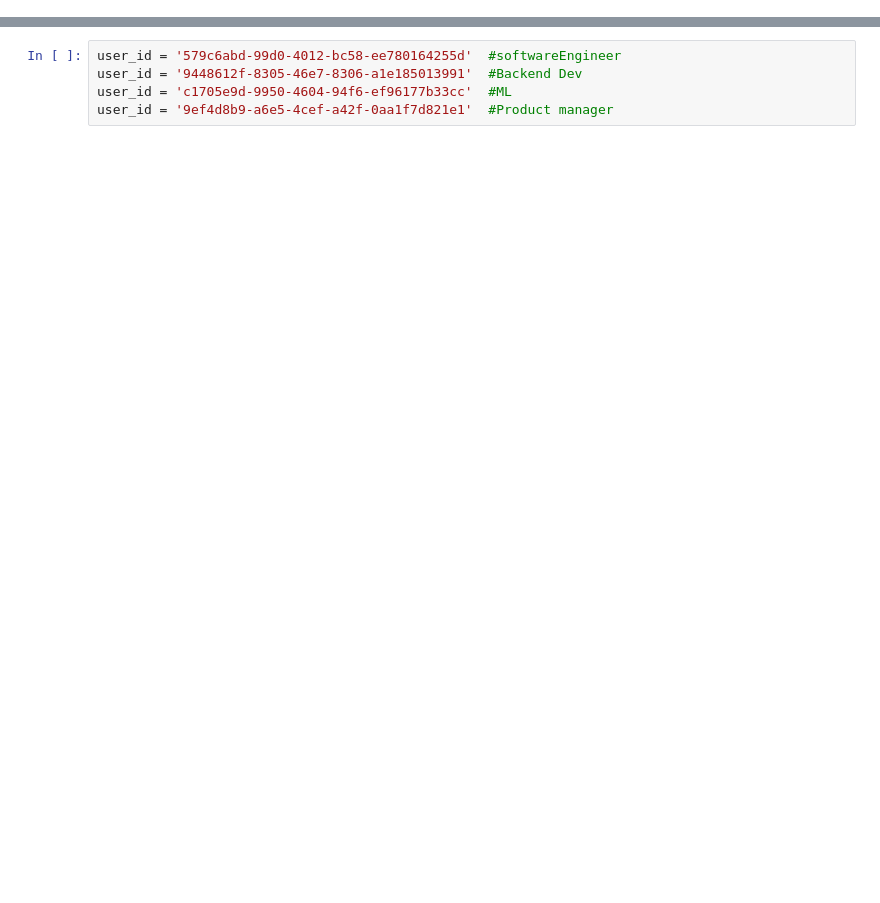
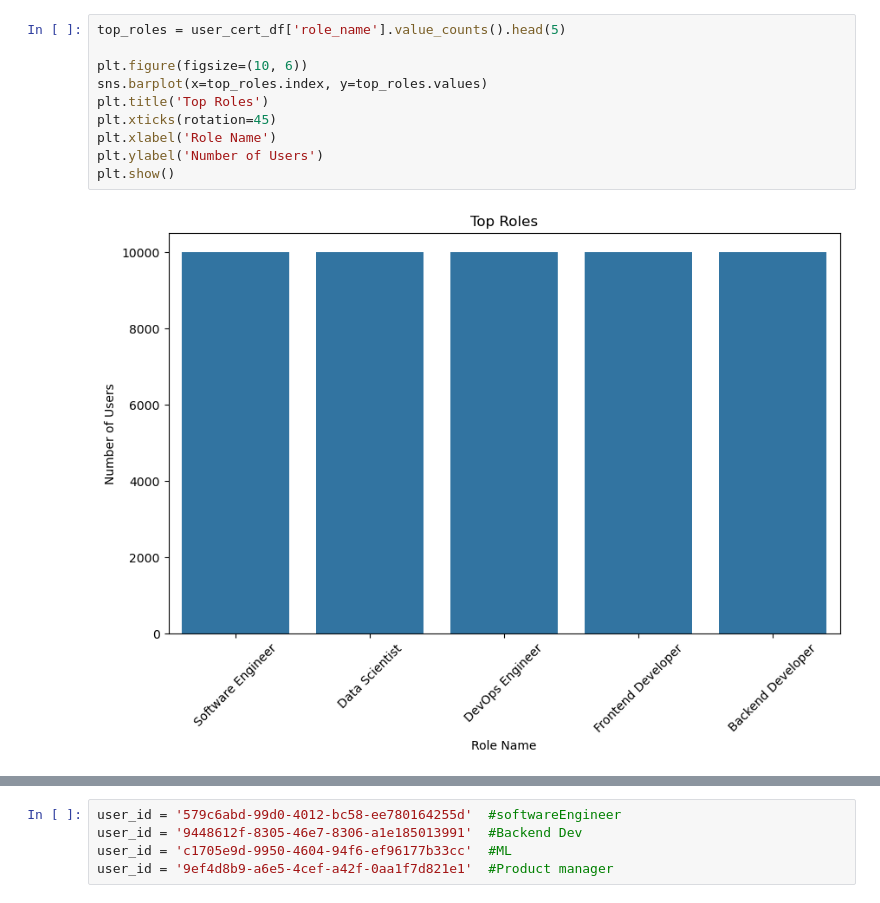
Before and after one commit to rithik18/fp, a Jupyter notebook: DataScience/new_Ds.ipynb, the cells around one changed output, grey strips where cells are left out. Cells and saved outputs as stored; diff of their text form; blank space fills up the shorter version.

```diff
--- a/DataScience/new_Ds.ipynb
+++ b/DataScience/new_Ds.ipynb
@@ -0,0 +32,12 @@
+# %%
+top_roles = user_cert_df['role_name'].value_counts().head(5)
+
+plt.figure(figsize=(10, 6))
+sns.barplot(x=top_roles.index, y=top_roles.values)
+plt.title('Top Roles')
+plt.xticks(rotation=45)
+plt.xlabel('Role Name')
+plt.ylabel('Number of Users')
+plt.show()
+# %% [output]
+[figure, added]
```
Also changed, not shown: parts of 13 cells of this notebook, 2 other files.
